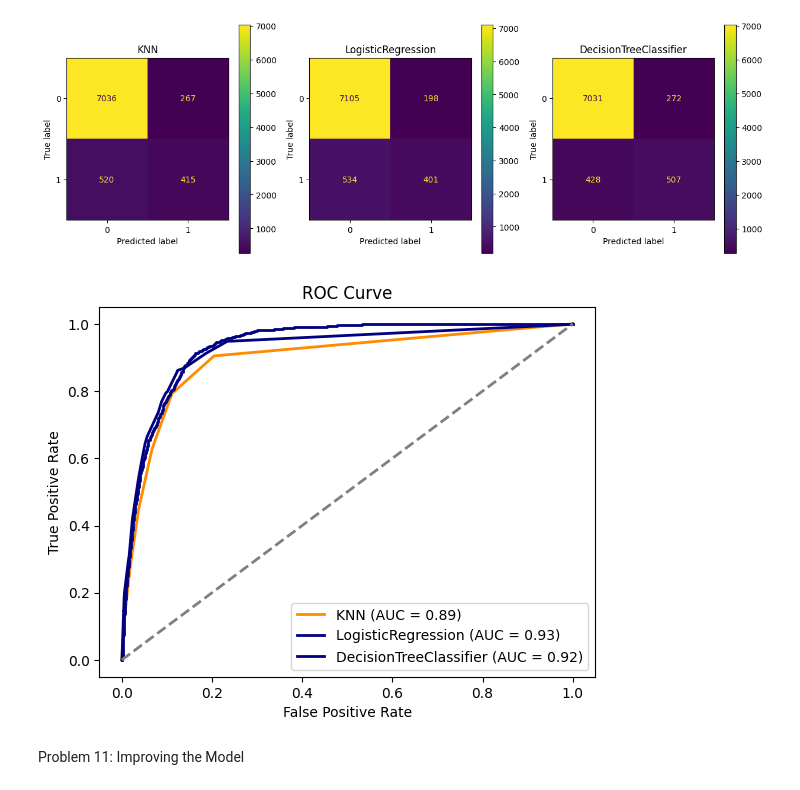
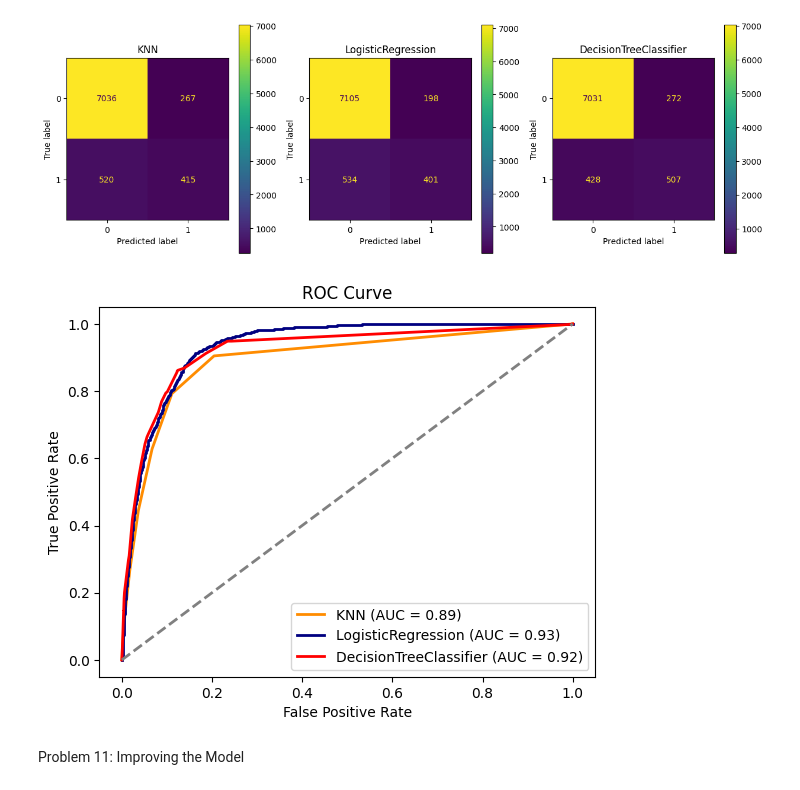
Before and after one commit to sugandhpurohit/BHMLAI_Module17_Practical, a Jupyter notebook: BankMarketing.ipynb, the cells around one changed output. Cells and saved outputs as stored; diff of their text form; code cells hidden in the pictures.

```diff
--- a/BankMarketing.ipynb
+++ b/BankMarketing.ipynb
@@ -231,17 +231,17 @@ plt.show()
 # %%
 # ROC Curve
 plt.figure()
 plt.plot(fprs[0], tprs[0], color='darkorange', lw=2, label='KNN (AUC = %0.2f)' % roc_aucs[0])
 plt.plot(fprs[1], tprs[1], color='navy', lw=2, label='LogisticRegression (AUC = %0.2f)' % roc_aucs[1])
-plt.plot(fprs[2], tprs[2], color='navy', lw=2, label='DecisionTreeClassifier (AUC = %0.2f)' % roc_aucs[2])
+plt.plot(fprs[2], tprs[2], color='red', lw=2, label='DecisionTreeClassifier (AUC = %0.2f)' % roc_aucs[2])
 plt.plot([0, 1], [0, 1], color='gray', lw=2, linestyle='--')
 plt.xlabel('False Positive Rate')
 plt.ylabel('True Positive Rate')
 plt.title('ROC Curve')
 plt.legend(loc="lower right")
 plt.show()
 # %% [output]
-[figure, old version]
+[figure, new version]
 # %% [markdown]
 Problem 11: Improving the Model
 # %%
```
